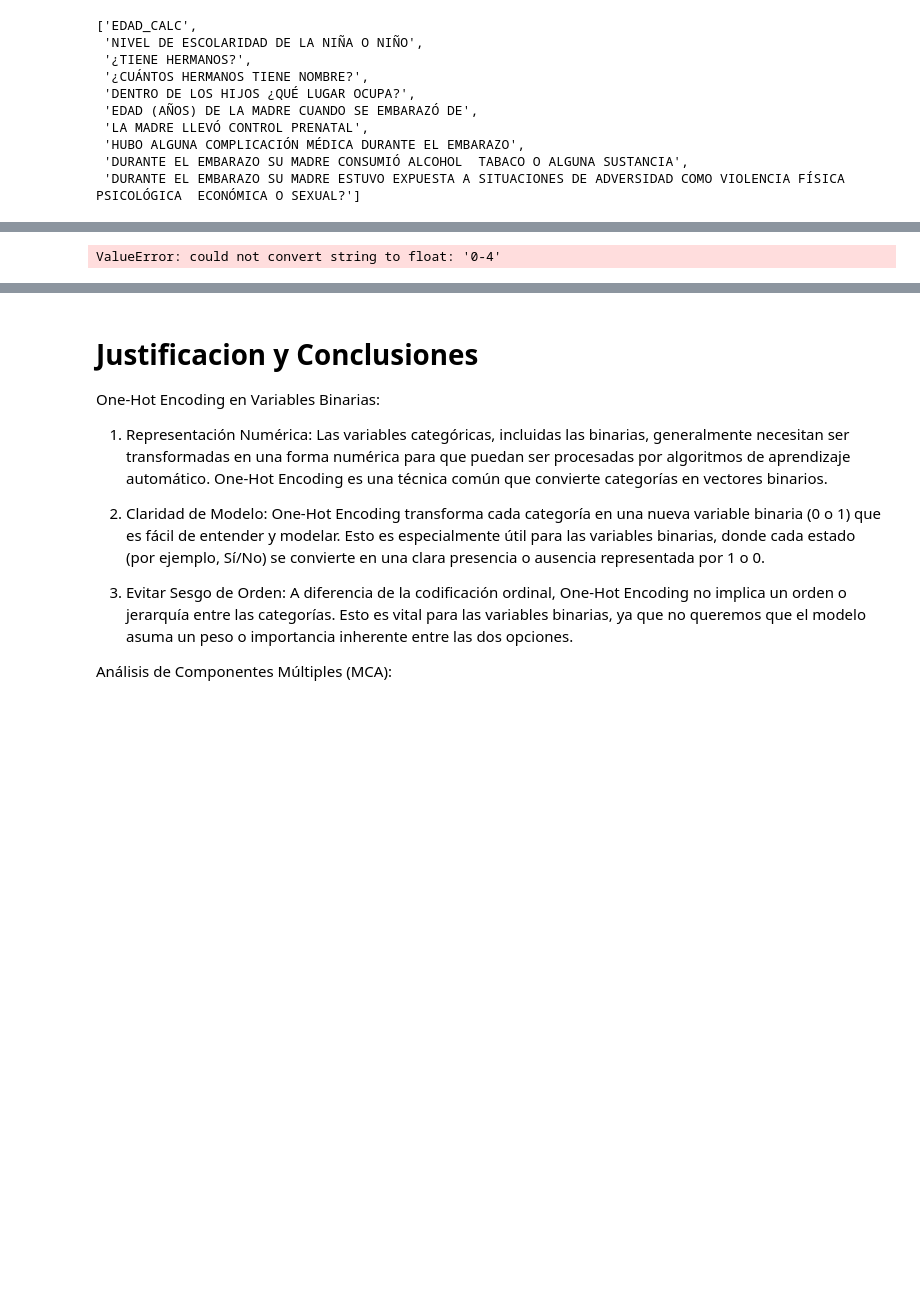
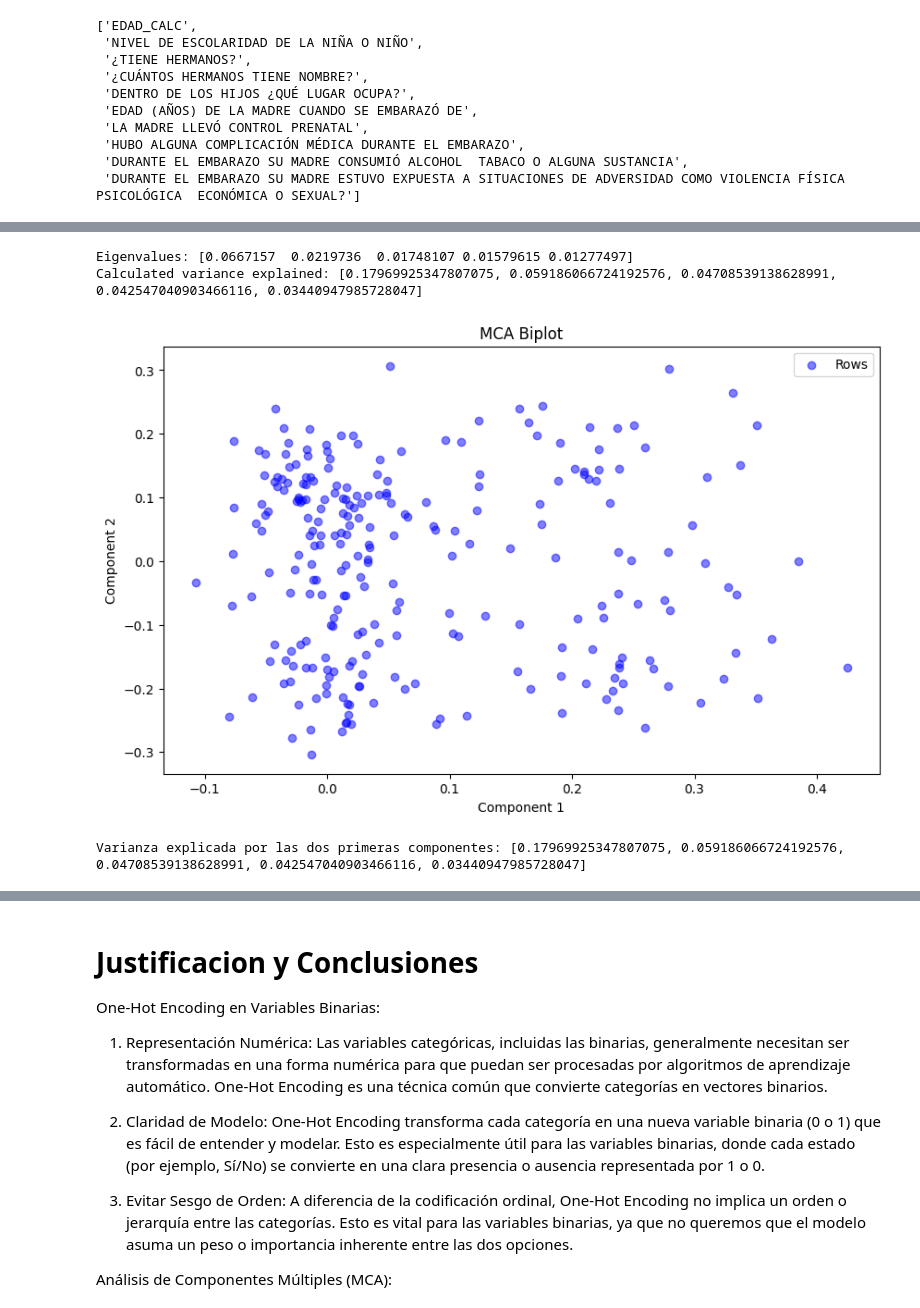
Before and after one commit to danielav081596/Proyecto_Integrador_Equipo5, a Jupyter notebook: Copia_de_Avance2_Equipo.ipynb, the cells around one changed output, grey strips where cells are left out. Saved outputs shown, nothing was run; the diff lists cells and outputs as text; code cells hidden in the pictures; blank space fills up the shorter version.

```diff
--- a/Copia_de_Avance2_Equipo.ipynb
+++ b/Copia_de_Avance2_Equipo.ipynb
@@ -1166,7 +1176,7 @@ import prince
 
 mca = prince.MCA(one_hot=False,n_components=5, random_state=42)
 
-mca_fit = mca.fit(df_encoded)
+mca_fit = mca.fit(mcadata)
 
 try:
     # Intenta acceder a la varianza explicada directamente
@@ -1177,36 +1187,39 @@ except AttributeError:
     if hasattr(mca, 'eigenvalues_'):
         print("Eigenvalues:", mca.eigenvalues_)
     # O si necesitas calcular la varianza explicada manualmente
     if hasattr(mca, 'total_inertia_') and hasattr(mca, 'eigenvalues_'):
         explained_variance = [val / mca.total_inertia_ for val in mca.eigenvalues_]
         print("Calculated variance explained:", explained_variance)
 
 # Asumiendo que mca_fit es tu objeto MCA ajustado
-row_coordinates = mca_fit.row_coordinates(df_encoded)
-column_coordinates = mca_fit.column_coordinates(df_encoded)
+row_coordinates = mca_fit.row_coordinates(mcadata)
+column_coordinates = mca_fit.column_coordinates(mcadata)
 
 # Usando matplotlib para crear un biplot
 import matplotlib.pyplot as plt
 
 fig, ax = plt.subplots(figsize=(10, 6))
 
 # Graficar las coordenadas de las filas
 ax.scatter(row_coordinates[0], row_coordinates[1], color='blue', alpha=0.5, label='Rows')
 
 # Opcional: graficar las coordenadas de las columnas, ajusta los índices según tus datos
 # ax.scatter(column_coordinates[0], column_coordinates[1], color='red', alpha=0.5, label='Columns')
 
 ax.set_title('MCA Biplot')
 ax.set_xlabel('Component 1')
 ax.set_ylabel('Component 2')
 ax.legend()
 
 plt.show()
 
 # Imprimir la varianza explicada
 print(f'Varianza explicada por las dos primeras componentes: {explained_variance}')
 # %% [output]
-ValueError: could not convert string to float: '0-4'
+Eigenvalues: [0.0667157  0.0219736  0.01748107 0.01579615 0.01277497]
+Calculated variance explained: [0.17969925347807075, 0.059186066724192576, 0.04708539138628991, 0.042547040903466116, 0.03440947985728047]
+[figure, added]
+Varianza explicada por las dos primeras componentes: [0.17969925347807075, 0.059186066724192576, 0.04708539138628991, 0.042547040903466116, 0.03440947985728047]
 # %%
 main_components_data = mca_fit.eigenvalues_summary
 main_components_data
```
Also changed, not shown: parts of 16 cells of this notebook.
